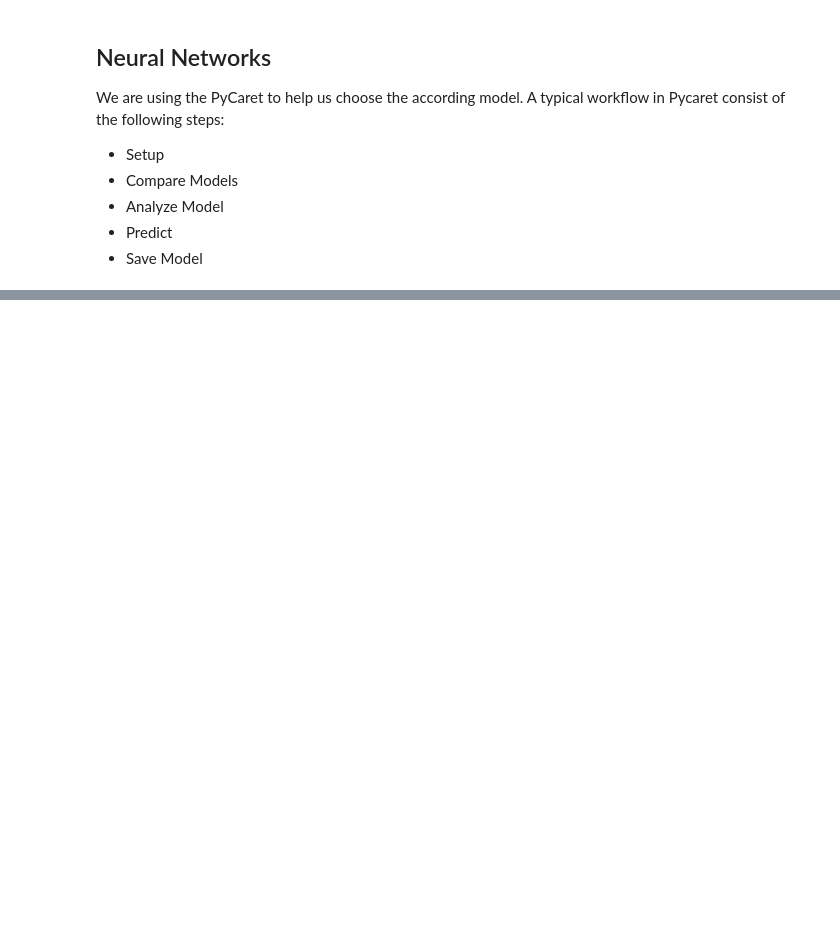
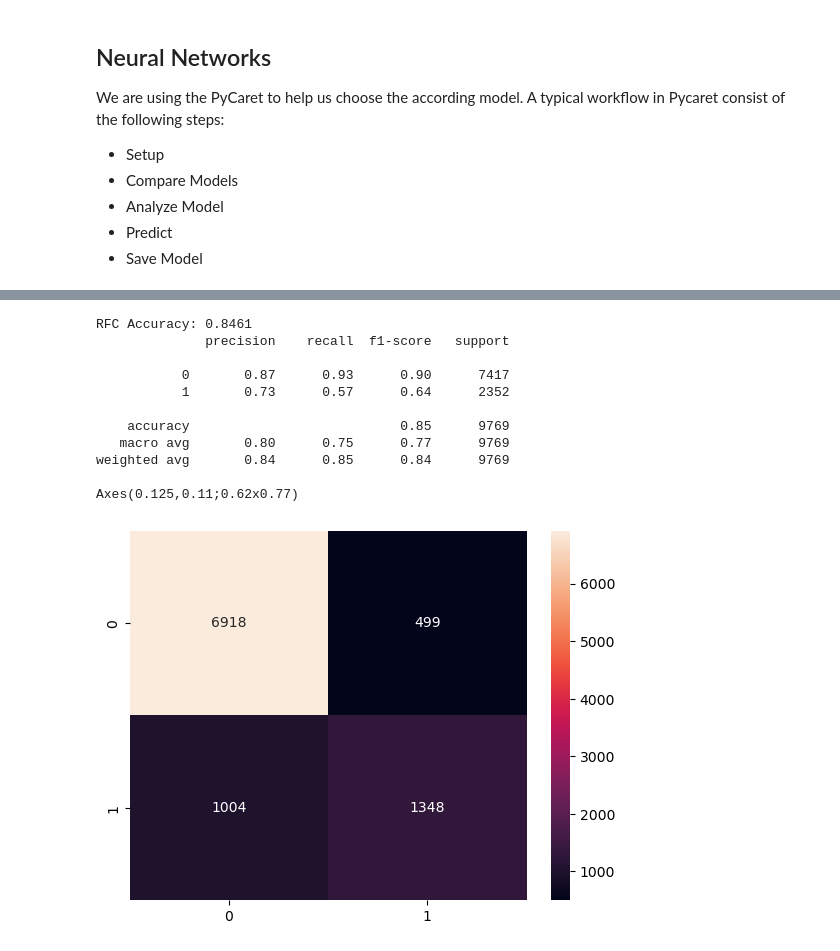
Before and after one commit to Jaredanwolfgang/CS311_Project3_Machine_Learning, a Jupyter notebook: model.ipynb, the cells around one changed output, grey strips where cells are left out. Saved outputs shown, nothing was run; the diff lists cells and outputs as text; code cells hidden in the pictures; blank space fills up the shorter version.

```diff
--- a/model.ipynb
+++ b/model.ipynb
@@ -728,0 +753,45 @@ ImportError: cannot import name 'ALL_ALLOWED_ENGINES' from 'pycaret.containers.m
+# %%
+from sklearn.neural_network import MLPClassifier
+mlp = MLPClassifier(
+    hidden_layer_sizes=(100,),
+    activation='relu',
+    solver='adam',
+    alpha=0.0001,
+    batch_size='auto',
+    learning_rate='constant',
+    learning_rate_init=0.001,
+    power_t=0.5,
+    max_iter=200,
+    shuffle=True,
+    random_state=None,
+    tol=0.0001,
+    verbose=False,
+    warm_start=False,
+    momentum=0.9,
+    nesterovs_momentum=True,
+    early_stopping=False,
+    validation_fraction=0.1,
+    beta_1=0.9,
+    beta_2=0.999,
+    epsilon=1e-08,
+    n_iter_no_change=10,
+    max_fun=15000
+).fit(X_train_nn, Y_train)
+y_pred_mlp = mlp.predict(X_test_nn)
+accuracy_mlp = accuracy_score(test_label, y_pred_mlp)
+print(f'MLP Accuracy: {accuracy_mlp:.4f}')
+print(classification_report(test_label, y_pred_mlp))
+print(sns.heatmap(confusion_matrix(test_label, y_pred_mlp), annot=True, fmt='d'))
+# %% [output]
+RFC Accuracy: 0.8461
+              precision    recall  f1-score   support
+
+           0       0.87      0.93      0.90      7417
+           1       0.73      0.57      0.64      2352
+
+    accuracy                           0.85      9769
+   macro avg       0.80      0.75      0.77      9769
+weighted avg       0.84      0.85      0.84      9769
+
+Axes(0.125,0.11;0.62x0.77)
+[figure, added]
```
Also changed, not shown: parts of 9 cells of this notebook, 3 other files.
